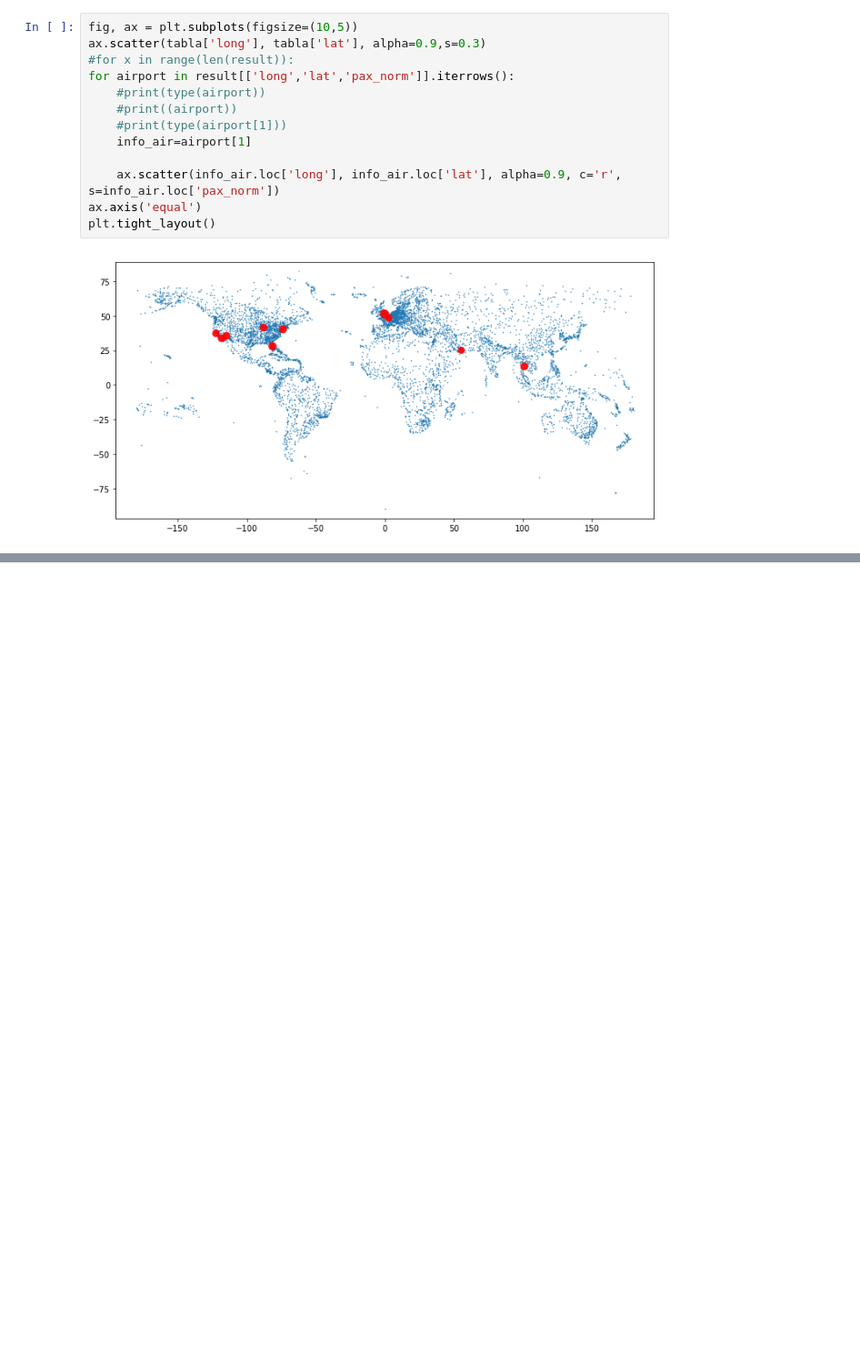
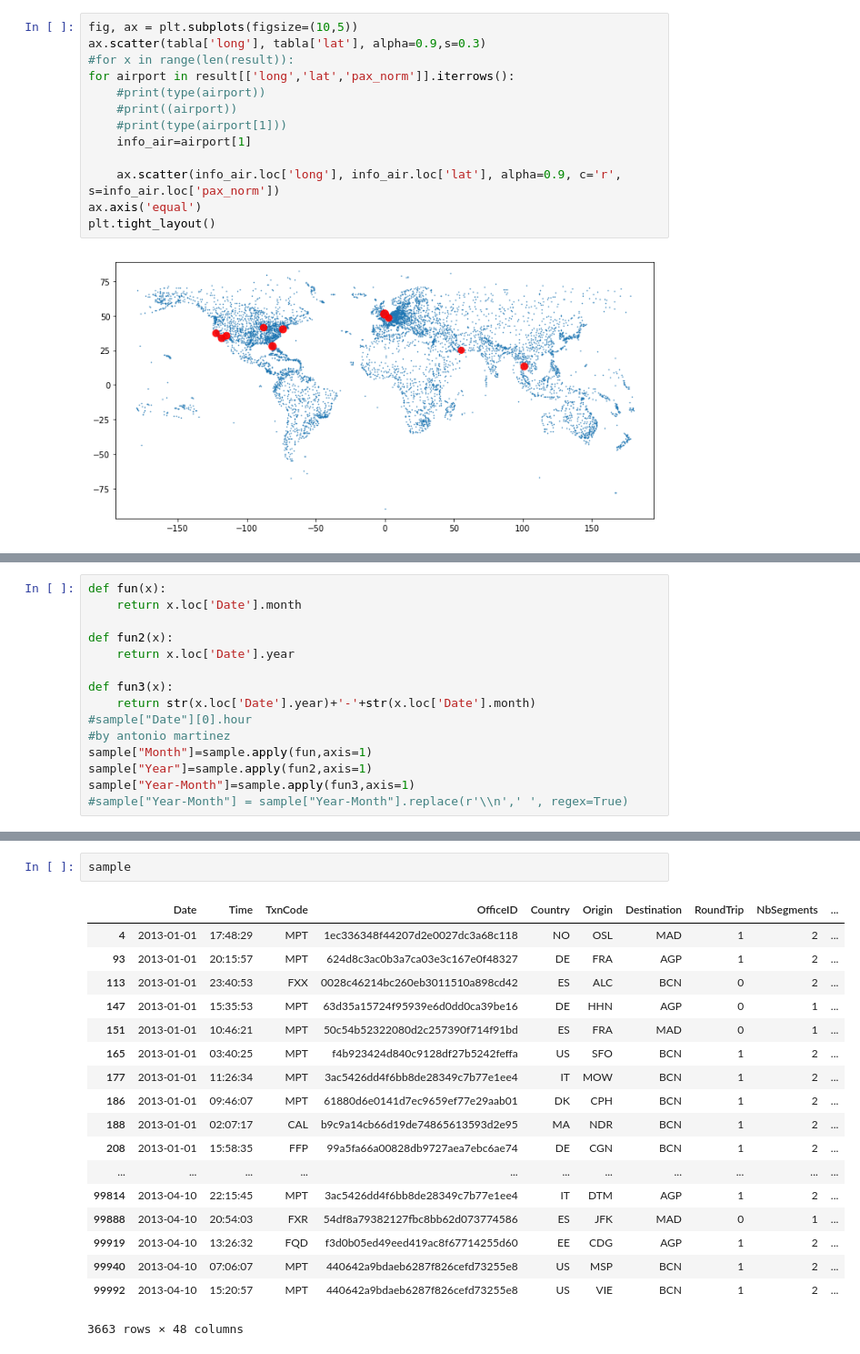
Before and after one commit to nopaixx/data-science, a Jupyter notebook: challenger.ipynb, the cells around one changed output, grey strips where cells are left out. Shown: that part at 91% size. Cells and saved outputs as stored; diff of their text form; blank space fills up the shorter version.

```diff
--- a/challenger.ipynb
+++ b/challenger.ipynb
@@ -215,0 +256,15 @@ plt.tight_layout()
+# %%
+def fun(x):
+    return x.loc['Date'].month
+
+def fun2(x):
+    return x.loc['Date'].year
+
+def fun3(x):
+    return str(x.loc['Date'].year)+'-'+str(x.loc['Date'].month)
+#sample["Date"][0].hour
+#by antonio martinez
+sample["Month"]=sample.apply(fun,axis=1)
+sample["Year"]=sample.apply(fun2,axis=1)
+sample["Year-Month"]=sample.apply(fun3,axis=1)
+#sample["Year-Month"] = sample["Year-Month"].replace(r'\\n',' ', regex=True)
@@ -215,0 +291,21 @@ plt.tight_layout()
+# %%
+sample
+# %% [output]
+|  | Date | Time | TxnCode | OfficeID | Country | Origin | Destination | RoundTrip | NbSegments | ... |
+| 4 | 2013-01-01 | 17:48:29 | MPT | 1ec336348f44207d2e0027dc3a68c118 | NO | OSL | MAD | 1 | 2 | ... |
+| 93 | 2013-01-01 | 20:15:57 | MPT | 624d8c3ac0b3a7ca03e3c167e0f48327 | DE | FRA | AGP | 1 | 2 | ... |
+| 113 | 2013-01-01 | 23:40:53 | FXX | 0028c46214bc260eb3011510a898cd42 | ES | ALC | BCN | 0 | 2 | ... |
+| 147 | 2013-01-01 | 15:35:53 | MPT | 63d35a15724f95939e6d0dd0ca39be16 | DE | HHN | AGP | 0 | 1 | ... |
+| 151 | 2013-01-01 | 10:46:21 | MPT | 50c54b52322080d2c257390f714f91bd | ES | FRA | MAD | 0 | 1 | ... |
+| 165 | 2013-01-01 | 03:40:25 | MPT | f4b923424d840c9128df27b5242feffa | US | SFO | BCN | 1 | 2 | ... |
+| 177 | 2013-01-01 | 11:26:34 | MPT | 3ac5426dd4f6bb8de28349c7b77e1ee4 | IT | MOW | BCN | 1 | 2 | ... |
+| 186 | 2013-01-01 | 09:46:07 | MPT | 61880d6e0141d7ec9659ef77e29aab01 | DK | CPH | BCN | 1 | 2 | ... |
+| 188 | 2013-01-01 | 02:07:17 | CAL | b9c9a14cb66d19de74865613593d2e95 | MA | NDR | BCN | 1 | 2 | ... |
+| 208 | 2013-01-01 | 15:58:35 | FFP | 99a5fa66a00828db9727aea7ebc6ae74 | DE | CGN | BCN | 1 | 2 | ... |
+| ... | ... | ... | ... | ... | ... | ... | ... | ... | ... | ... |
+| 99814 | 2013-04-10 | 22:15:45 | MPT | 3ac5426dd4f6bb8de28349c7b77e1ee4 | IT | DTM | AGP | 1 | 2 | ... |
+| 99888 | 2013-04-10 | 20:54:03 | FXR | 54df8a79382127fbc8bb62d073774586 | ES | JFK | MAD | 0 | 1 | ... |
+| 99919 | 2013-04-10 | 13:26:32 | FQD | f3d0b05ed49eed419ac8f67714255d60 | EE | CDG | AGP | 1 | 2 | ... |
+| 99940 | 2013-04-10 | 07:06:07 | MPT | 440642a9bdaeb6287f826cefd73255e8 | US | MSP | BCN | 1 | 2 | ... |
+| 99992 | 2013-04-10 | 15:20:57 | MPT | 440642a9bdaeb6287f826cefd73255e8 | US | VIE | BCN | 1 | 2 | ... |
+3663 rows × 48 columns
```
Also changed, not shown: parts of 10 cells of this notebook, 2 other files.
